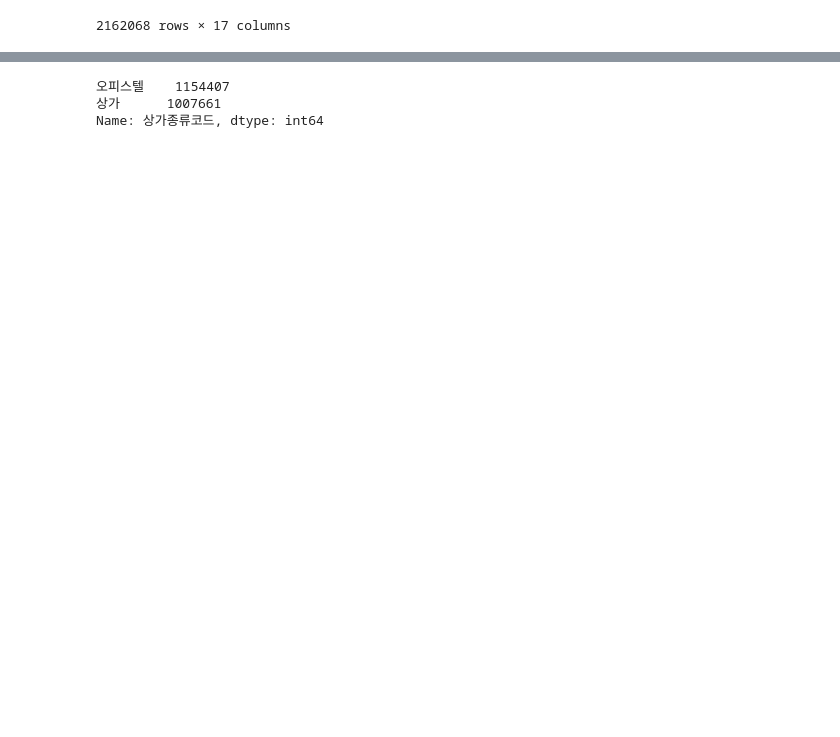
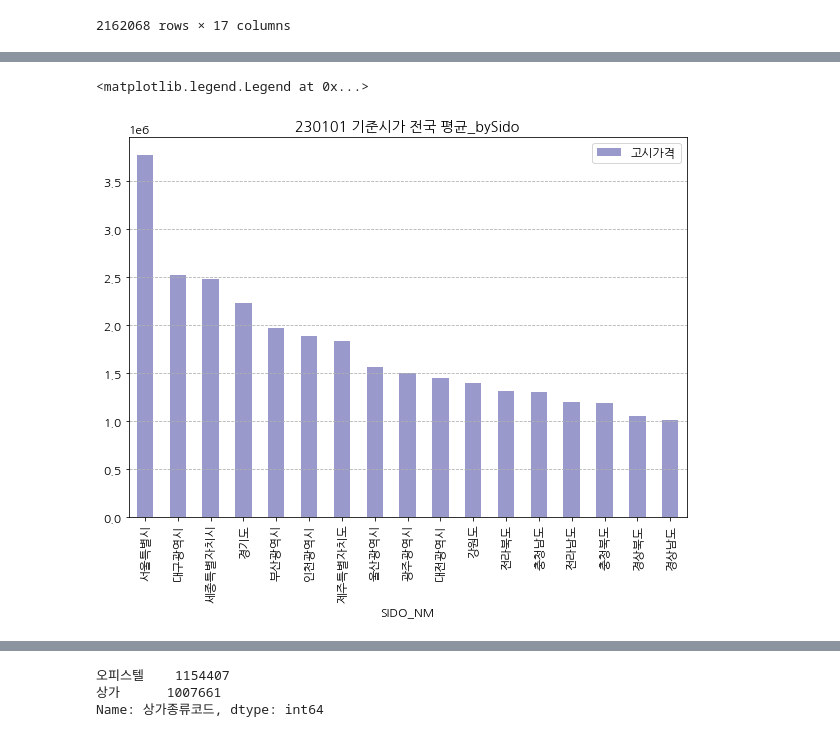
Before and after one commit to jiboo01/Real-Estate-Data-Analysis, a Jupyter notebook: 개발팩터/상업용 기준시가 0728.ipynb, the cells around one changed output, grey strips where cells are left out. Saved outputs shown, nothing was run; the diff lists cells and outputs as text; code cells hidden in the pictures; blank space fills up the shorter version.

```diff
--- a/개발팩터/상업용 기준시가 0728.ipynb
+++ b/개발팩터/상업용 기준시가 0728.ipynb
@@ -26,0 +158,20 @@ df
+# %%
+bySido = commerce.groupby(['SIDO_NM']).mean().reset_index()
+
+bySidoName = commerce.groupby(['SIDO_NM', '상가건물블록주소']).mean().reset_index()
+bySidoName = bySidoName.groupby(['SIDO_NM']).mean().reset_index()
+
+bySidoNameFloor = commerce.groupby(['SIDO_NM', '상가건물블록주소', '상가건물동주소', '건물층구분코드', '상가건물층주소']).mean().reset_index()
+bySidoNameFloor = bySidoNameFloor.groupby(['SIDO_NM', '상가건물블록주소', '상가건물동주소']).mean().reset_index()
+bySidoNameFloor = bySidoNameFloor.groupby(['SIDO_NM', '상가건물블록주소']).mean().reset_index()
+bySidoNameFloor = bySidoNameFloor.groupby(['SIDO_NM']).mean().reset_index()
+# %%
+map_avg_gu = bySido.sort_values('고시가격', ascending=False).reset_index()
+map_avg_gu.plot(kind="bar", x='SIDO_NM', y='고시가격', alpha=0.4, figsize=(10,7),  cmap=plt.get_cmap("jet"),sharex=False)
+plt.rc('font', family='NanumGothic')
+plt.title('230101 기준시가 전국 평균_bySido')
+plt.grid(True, axis='y', linestyle='--')
+plt.legend()
+# %% [output]
+<matplotlib.legend.Legend at 0x...>
+[figure, added]
```
Also changed, not shown: parts of 32 cells of this notebook.
